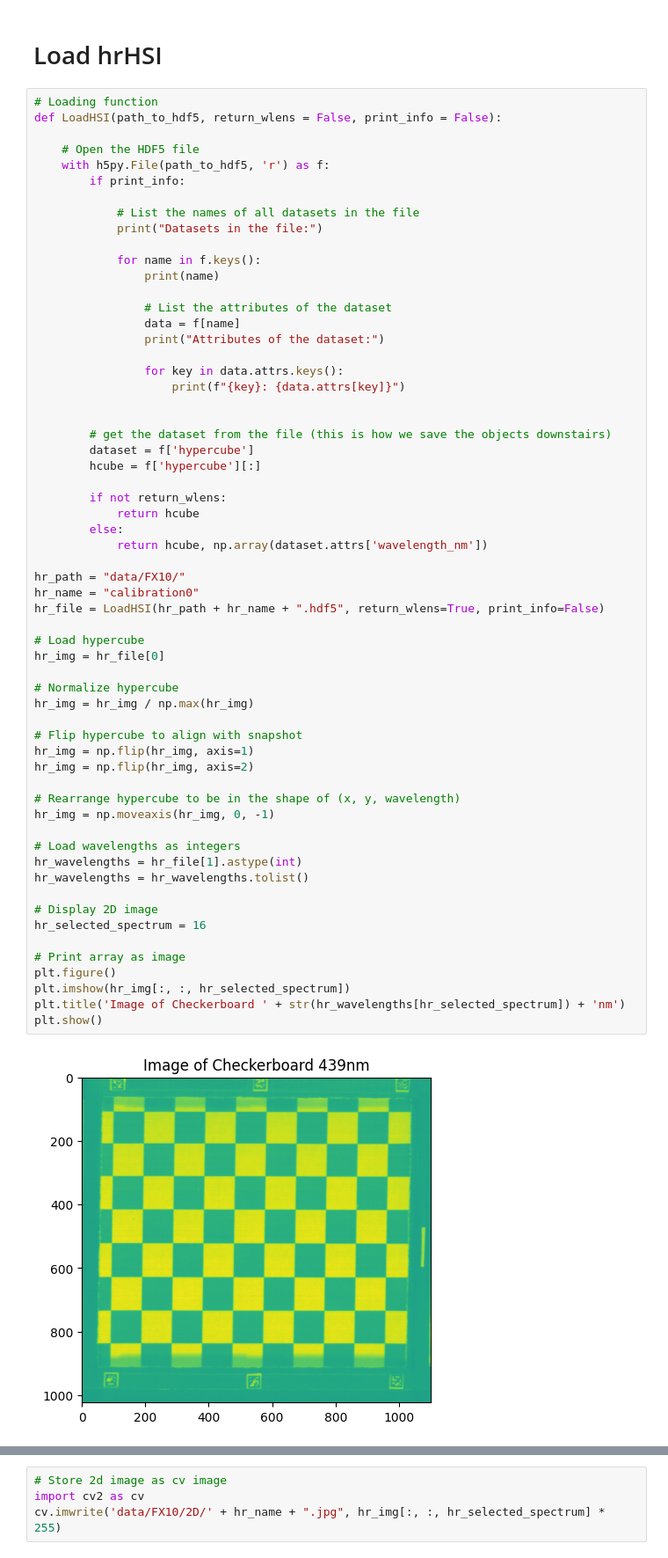
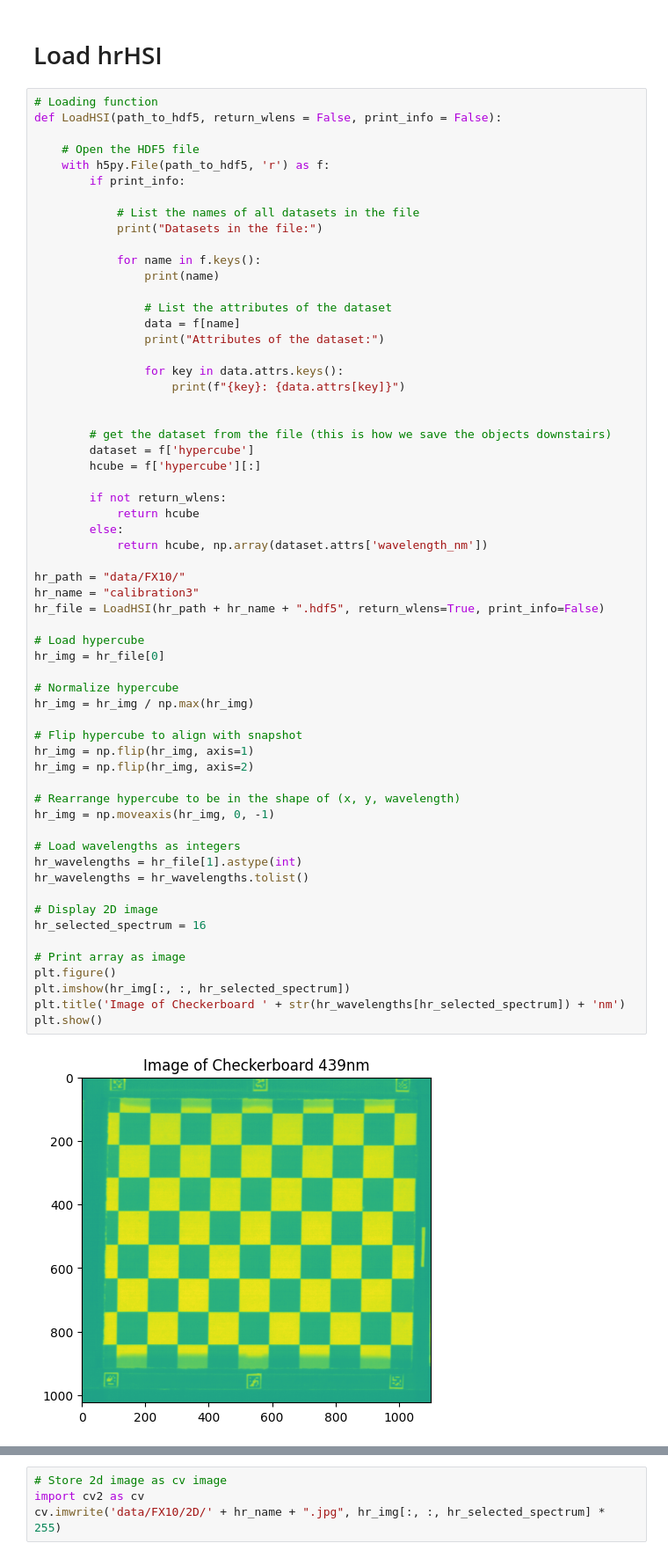
Before and after one commit to amar-music/hyperspectral-snapshot-upscaling, a Jupyter notebook: calibration.ipynb, the cells around one changed output, grey strips where cells are left out. Shown at 88% size. Saved outputs shown, nothing was run; the diff lists cells and outputs as text.

```diff
--- a/calibration.ipynb
+++ b/calibration.ipynb
@@ -41,33 +41,33 @@ def LoadHSI(path_to_hdf5, return_wlens = False, print_info = False):
             return hcube, np.array(dataset.attrs['wavelength_nm'])
 
 hr_path = "data/FX10/"
-hr_name = "calibration0"
+hr_name = "calibration3"
 hr_file = LoadHSI(hr_path + hr_name + ".hdf5", return_wlens=True, print_info=False)
 
 # Load hypercube
 hr_img = hr_file[0]
 
 # Normalize hypercube
 hr_img = hr_img / np.max(hr_img)
 
 # Flip hypercube to align with snapshot
 hr_img = np.flip(hr_img, axis=1)
 hr_img = np.flip(hr_img, axis=2)
 
 # Rearrange hypercube to be in the shape of (x, y, wavelength)
 hr_img = np.moveaxis(hr_img, 0, -1)
 
 # Load wavelengths as integers
 hr_wavelengths = hr_file[1].astype(int)
 hr_wavelengths = hr_wavelengths.tolist()
 
 # Display 2D image
 hr_selected_spectrum = 16
 
 # Print array as image
 plt.figure()
 plt.imshow(hr_img[:, :, hr_selected_spectrum])
 plt.title('Image of Checkerboard ' + str(hr_wavelengths[hr_selected_spectrum]) + 'nm')
 plt.show()
 # %% [output]
-[figure, old version]
+[figure, new version]
```
Also changed, not shown: parts of 7 cells of this notebook.
